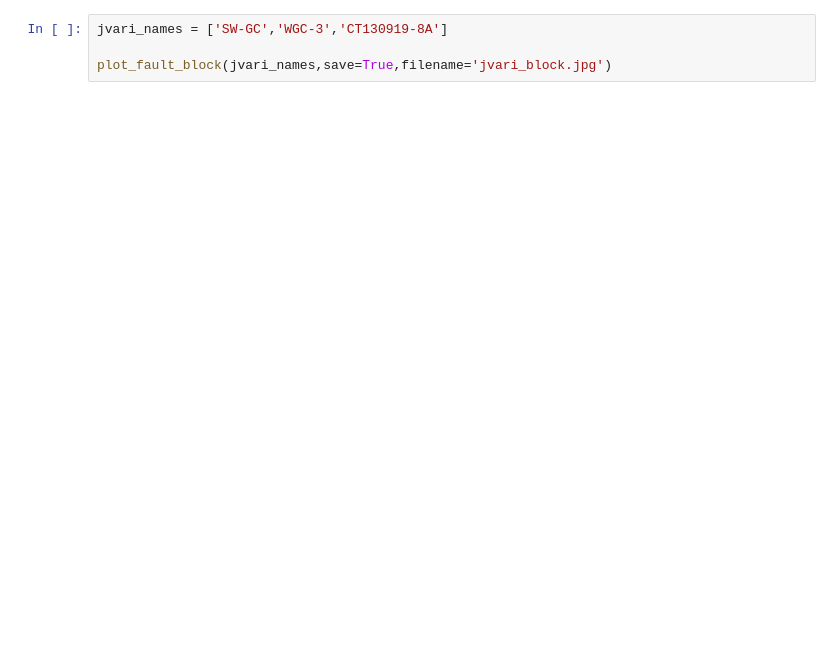
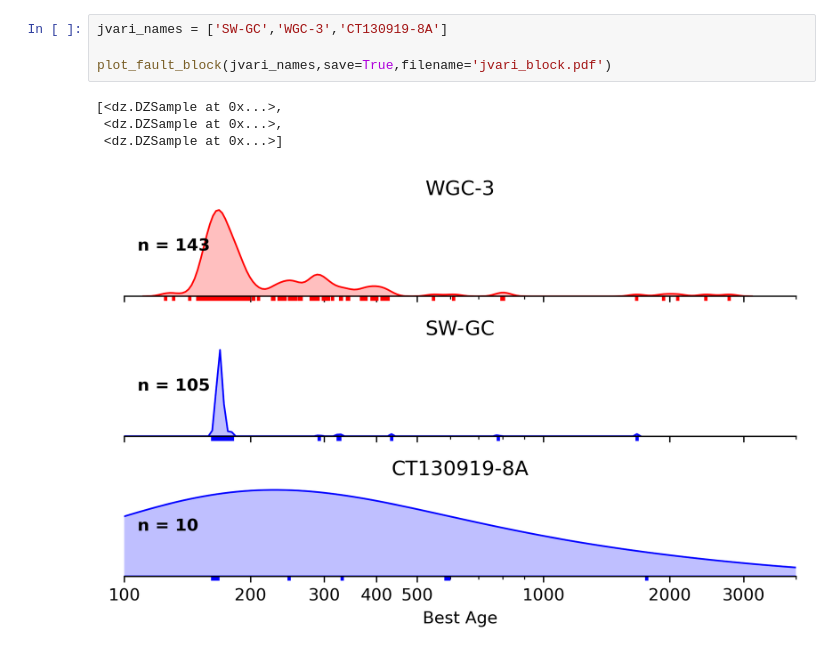
Before and after one commit to dyvasey/dz-caucasus, a Jupyter notebook: plot_fault_blocks.ipynb, the cells around one changed output. Drawn from its saved outputs; the diff is of its cells as text; blank space fills up the shorter version.

```diff
--- a/plot_fault_blocks.ipynb
+++ b/plot_fault_blocks.ipynb
@@ -57,4 +67,9 @@ plot_fault_block(idliani_names,save=True,filename='idliani_block.jpg')
 # %%
 jvari_names = ['SW-GC','WGC-3','CT130919-8A']
 
-plot_fault_block(jvari_names,save=True,filename='jvari_block.jpg')
+plot_fault_block(jvari_names,save=True,filename='jvari_block.pdf')
+# %% [output]
+[<dz.DZSample at 0x...>,
+ <dz.DZSample at 0x...>,
+ <dz.DZSample at 0x...>]
+[figure, added]
```
Also changed, not shown: parts of 3 cells of this notebook, 1 other file.
